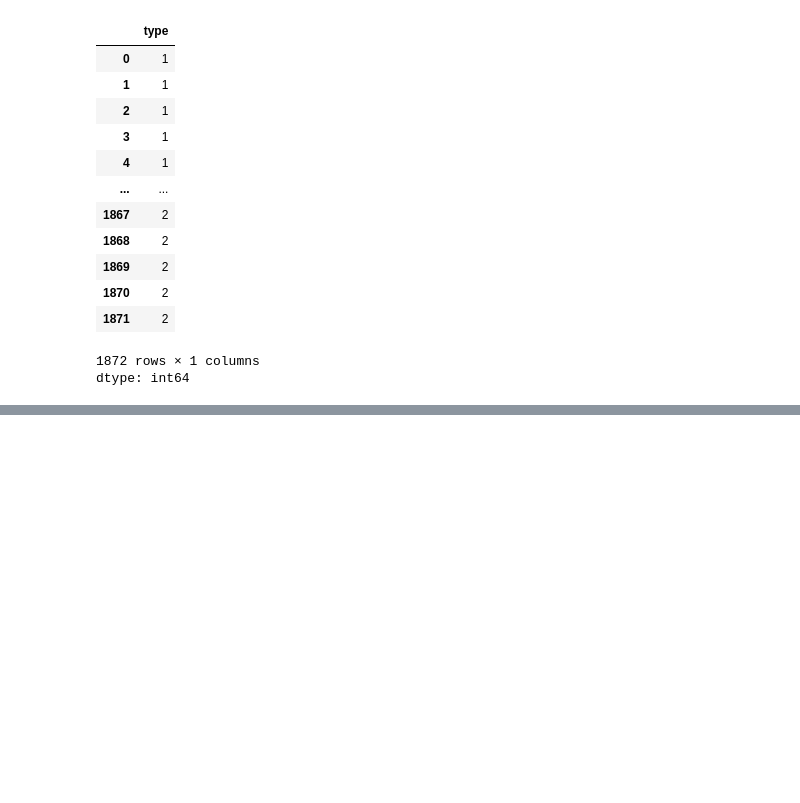
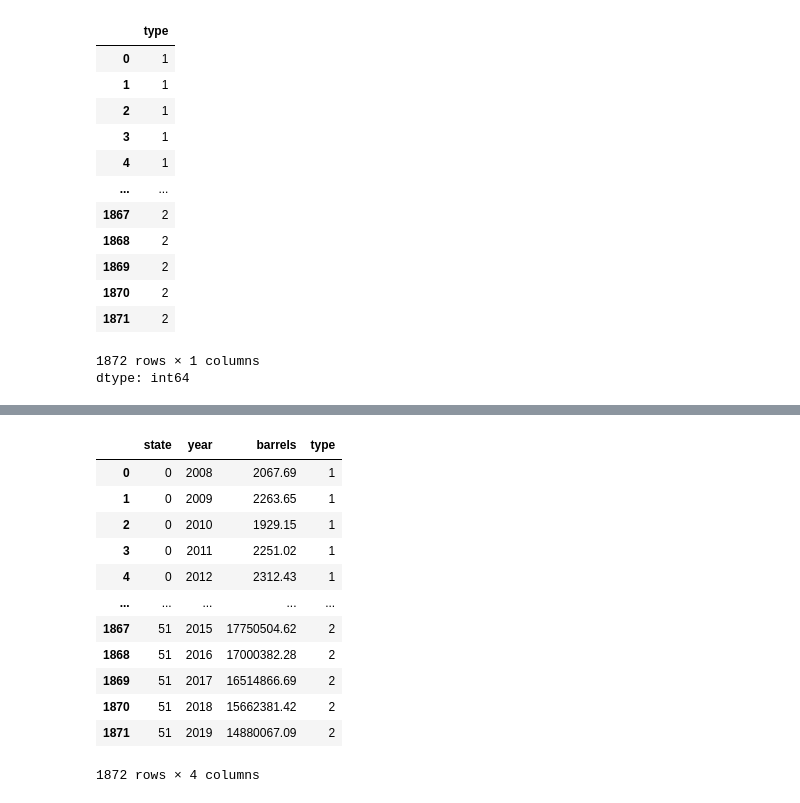
Before and after one commit to Hemanthk408/Beer-production, a Jupyter notebook: Beer_Production.ipynb, the cells around one changed output, grey strips where cells are left out. Drawn from its saved outputs; the diff is of its cells as text; code cells hidden in the pictures; blank space fills up the shorter version.

```diff
--- a/Beer_Production.ipynb
+++ b/Beer_Production.ipynb
@@ -63,5 +63,3 @@ df["type"].unique()
 # %% [output]
 array(['On Premises', 'Bottles and Cans', 'Kegs and Barrels'],
       dtype=object)
-# %%
-df['state'] = df['state'].astype(int)
@@ -97,0 +100,2 @@ dtype: int64
+# %%
+df['barrels']=df['barrels'].fillna(method='ffill')
@@ -97,0 +125,22 @@ dtype: int64
+# %%
+from sklearn.preprocessing import LabelEncoder
+encoder=LabelEncoder()
+# %%
+for i in df.select_dtypes(include=["object"]).columns:
+  df[i]=encoder.fit_transform(df[[i]])
+# %%
+df
+# %% [output]
+|  | state | year | barrels | type |
+| 0 | 0 | 2008 | 2067.69 | 1 |
+| 1 | 0 | 2009 | 2263.65 | 1 |
+| 2 | 0 | 2010 | 1929.15 | 1 |
+| 3 | 0 | 2011 | 2251.02 | 1 |
+| 4 | 0 | 2012 | 2312.43 | 1 |
+| ... | ... | ... | ... | ... |
+| 1867 | 51 | 2015 | 17750504.62 | 2 |
+| 1868 | 51 | 2016 | 17000382.28 | 2 |
+| 1869 | 51 | 2017 | 16514866.69 | 2 |
+| 1870 | 51 | 2018 | 15662381.42 | 2 |
+| 1871 | 51 | 2019 | 14880067.09 | 2 |
+1872 rows × 4 columns
```
Also changed, not shown: parts of 8 cells of this notebook.
